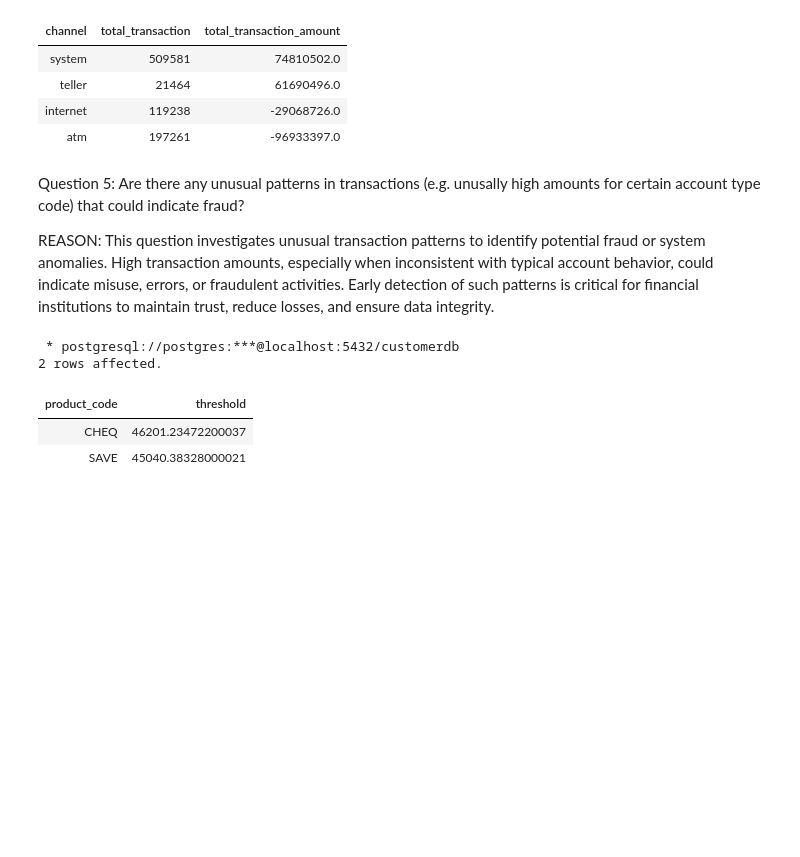
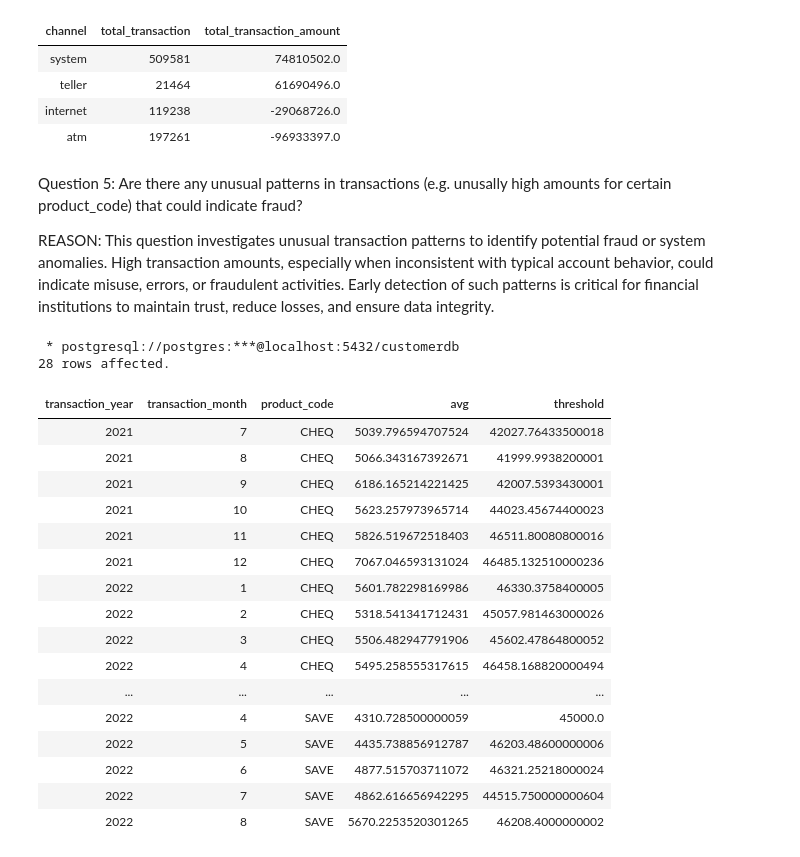
Before and after one commit to kanaka25/ABSA-Data, a Jupyter notebook: Jupyter_Script.ipynb, the cells around one changed output. Cells and saved outputs as stored; diff of their text form; code cells hidden in the pictures; blank space fills up the shorter version.

```diff
--- a/Jupyter_Script.ipynb
+++ b/Jupyter_Script.ipynb
@@ -135,25 +135,42 @@ ORDER BY total_transaction_amount DESC
 | internet | 119238 | -29068726.0 |
 | atm | 197261 | -96933397.0 |
 # %% [markdown]
-Question 5: Are there any unusual patterns in transactions (e.g. unusally high amounts for certain account type code) that could indicate fraud?
+Question 5: Are there any unusual patterns in transactions (e.g. unusally high amounts for certain product_code) that could indicate fraud?
 
 REASON: This question investigates unusual transaction patterns to identify potential fraud or system anomalies. High transaction amounts, especially when inconsistent with typical account behavior, could indicate misuse, errors, or fraudulent activities. Early detection of such patterns is critical for financial institutions to maintain trust, reduce losses, and ensure data integrity.
 # %%
 %%sql
 
 SELECT
+    EXTRACT(YEAR FROM record_date) AS transaction_year,
+    EXTRACT(MONTH FROM record_date) AS transaction_month,
     product_code,
+    AVG(account_balance),
     PERCENTILE_CONT(0.9999) WITHIN GROUP (ORDER BY amt) AS threshold
 FROM
     transactions
 GROUP BY
-    product_code;
+    product_code, transaction_year, transaction_month;
 # %% [output]
  * postgresql://postgres:***@localhost:5432/customerdb
-2 rows affected.
+28 rows affected.
-| product_code | threshold |
-| CHEQ | 46201.23472200037 |
-| SAVE | 45040.38328000021 |
+| transaction_year | transaction_month | product_code | avg | threshold |
+| 2021 | 7 | CHEQ | 5039.796594707524 | 42027.76433500018 |
+| 2021 | 8 | CHEQ | 5066.343167392671 | 41999.9938200001 |
+| 2021 | 9 | CHEQ | 6186.165214221425 | 42007.5393430001 |
+| 2021 | 10 | CHEQ | 5623.257973965714 | 44023.45674400023 |
+| 2021 | 11 | CHEQ | 5826.519672518403 | 46511.80080800016 |
+| 2021 | 12 | CHEQ | 7067.046593131024 | 46485.132510000236 |
+| 2022 | 1 | CHEQ | 5601.782298169986 | 46330.3758400005 |
+| 2022 | 2 | CHEQ | 5318.541341712431 | 45057.981463000026 |
+| 2022 | 3 | CHEQ | 5506.482947791906 | 45602.47864800052 |
+| 2022 | 4 | CHEQ | 5495.258555317615 | 46458.168820000494 |
+| ... | ... | ... | ... | ... |
+| 2022 | 4 | SAVE | 4310.728500000059 | 45000.0 |
+| 2022 | 5 | SAVE | 4435.738856912787 | 46203.48600000006 |
+| 2022 | 6 | SAVE | 4877.515703711072 | 46321.25218000024 |
+| 2022 | 7 | SAVE | 4862.616656942295 | 44515.750000000604 |
+| 2022 | 8 | SAVE | 5670.2253520301265 | 46208.4000000002 |
 # %%
 %%sql
 
```
Also changed, not shown: parts of 3 cells of this notebook.
